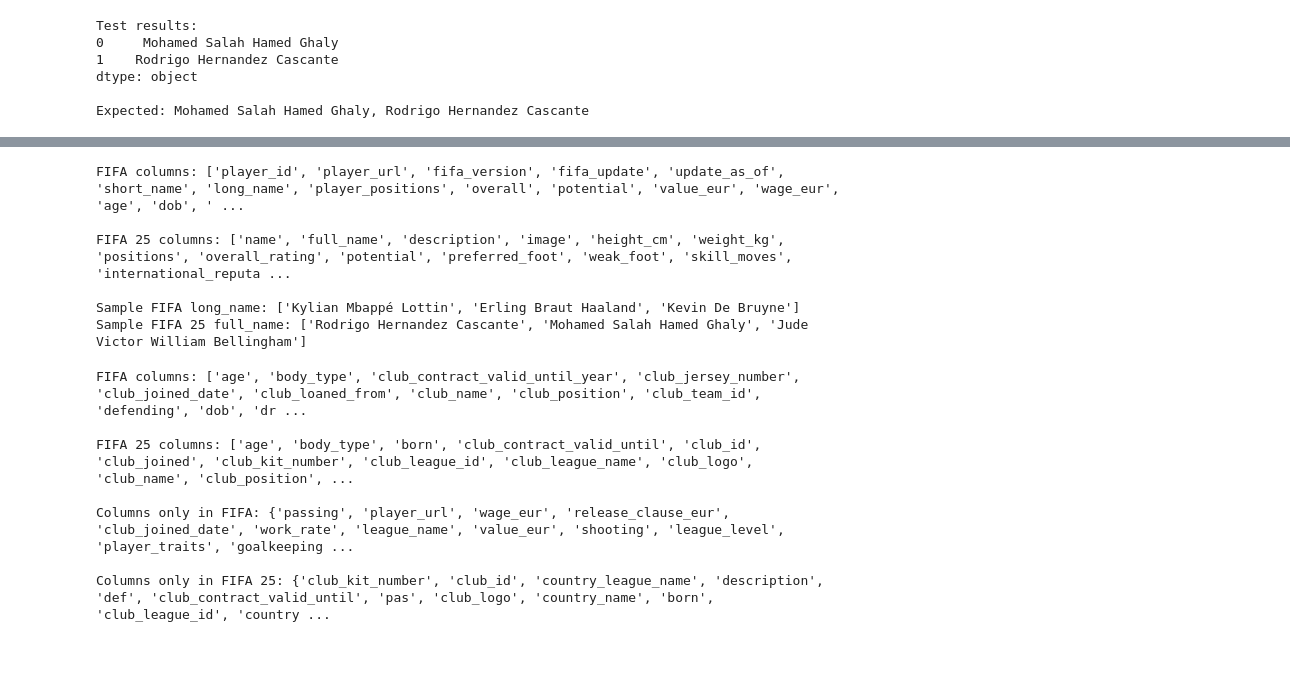
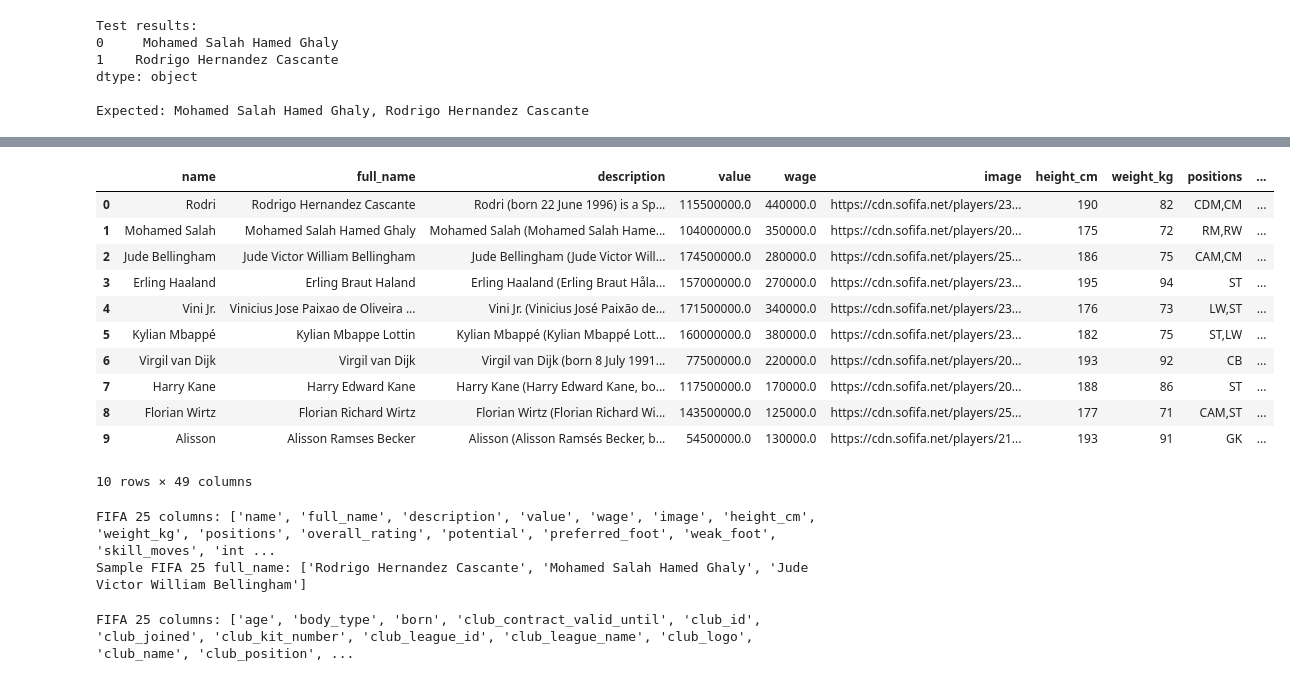
Before and after one commit to JackyJoh/fut, a Jupyter notebook: notebooks/mergeFIFA.ipynb, the cells around one changed output, grey strips where cells are left out. Saved outputs shown, nothing was run; the diff lists cells and outputs as text; code cells hidden in the pictures; blank space fills up the shorter version.

Commit message:
fully cleaned and combined fifa data

```diff
--- a/notebooks/mergeFIFA.ipynb
+++ b/notebooks/mergeFIFA.ipynb
@@ -107,17 +143,47 @@ df_25 = df_25.merge(df_25_2_subset, on='name', how='left')
+# %%
+# Convert value from €115.5M to numeric 115500000
+df_25['value'] = df_25['value'].astype(str)
+def convert_value_to_numeric(value_str):
+    if pd.isna(value_str) or value_str == 'nan':
+        return None
+    value_str = value_str.strip()
+    # Match €115.5M or €115M or €1.5K format
+    match = re.match(r'€([\d\.]+)([MK])', value_str)
+    if match:
+        number = float(match.group(1))
+        suffix = match.group(2)
+        if suffix == 'M':
+            return int(number * 1_000_000)
+        elif suffix == 'K':
+            return int(number * 1_000)
+    return None
+df_25['value'] = df_25['value'].apply(convert_value_to_numeric)
+df_25['wage'] = df_25['wage'].astype(str)
+df_25['wage'] = df_25['wage'].apply(convert_value_to_numeric)
+df_25.head(10)
+# %% [output]
+|  | name | full_name | description | value | wage | image | height_cm | weight_kg | positions | ... |
+| 0 | Rodri | Rodrigo Hernandez Cascante | Rodri (born 22 June 1996) is a Sp... | 115500000.0 | 440000.0 | https://cdn.sofifa.net/players/23... | 190 | 82 | CDM,CM | ... |
+| 1 | Mohamed Salah | Mohamed Salah Hamed Ghaly | Mohamed Salah (Mohamed Salah Hame... | 104000000.0 | 350000.0 | https://cdn.sofifa.net/players/20... | 175 | 72 | RM,RW | ... |
+| 2 | Jude Bellingham | Jude Victor William Bellingham | Jude Bellingham (Jude Victor Will... | 174500000.0 | 280000.0 | https://cdn.sofifa.net/players/25... | 186 | 75 | CAM,CM | ... |
+| 3 | Erling Haaland | Erling Braut Haland | Erling Haaland (Erling Braut Håla... | 157000000.0 | 270000.0 | https://cdn.sofifa.net/players/23... | 195 | 94 | ST | ... |
+| 4 | Vini Jr. | Vinicius Jose Paixao de Oliveira ... | Vini Jr. (Vinicius José Paixão de... | 171500000.0 | 340000.0 | https://cdn.sofifa.net/players/23... | 176 | 73 | LW,ST | ... |
+| 5 | Kylian Mbappé | Kylian Mbappe Lottin | Kylian Mbappé (Kylian Mbappé Lott... | 160000000.0 | 380000.0 | https://cdn.sofifa.net/players/23... | 182 | 75 | ST,LW | ... |
+| 6 | Virgil van Dijk | Virgil van Dijk | Virgil van Dijk (born 8 July 1991... | 77500000.0 | 220000.0 | https://cdn.sofifa.net/players/20... | 193 | 92 | CB | ... |
+| 7 | Harry Kane | Harry Edward Kane | Harry Kane (Harry Edward Kane, bo... | 117500000.0 | 170000.0 | https://cdn.sofifa.net/players/20... | 188 | 86 | ST | ... |
+| 8 | Florian Wirtz | Florian Richard Wirtz | Florian Wirtz (Florian Richard Wi... | 143500000.0 | 125000.0 | https://cdn.sofifa.net/players/25... | 177 | 71 | CAM,ST | ... |
+| 9 | Alisson | Alisson Ramses Becker | Alisson (Alisson Ramsés Becker, b... | 54500000.0 | 130000.0 | https://cdn.sofifa.net/players/21... | 193 | 91 | GK | ... |
+10 rows × 49 columns
 # %%
 # Check column names to see what we're working with
-print("FIFA columns:", df_fifa.columns.tolist())
+# print("FIFA columns:", df_fifa.columns.tolist())
 print("\nFIFA 25 columns:", df_25.columns.tolist())
 
 # Check a few rows to confirm full_name matches long_name
-print("\nSample FIFA long_name:", df_fifa['long_name'].head(3).tolist())
+# print("\nSample FIFA long_name:", df_fifa['long_name'].head(3).tolist())
 print("Sample FIFA 25 full_name:", df_25['full_name'].head(3).tolist())
 # %% [output]
-FIFA columns: ['player_id', 'player_url', 'fifa_version', 'fifa_update', 'update_as_of', 'short_name', 'long_name', 'player_positions', 'overall', 'potential', 'value_eur', 'wage_eur', 'age', 'dob', ' ...
-
-FIFA 25 columns: ['name', 'full_name', 'description', 'image', 'height_cm', 'weight_kg', 'positions', 'overall_rating', 'potential', 'preferred_foot', 'weak_foot', 'skill_moves', 'international_reputa ...
-
-Sample FIFA long_name: ['Kylian Mbappé Lottin', 'Erling Braut Haaland', 'Kevin De Bruyne']
+FIFA 25 columns: ['name', 'full_name', 'description', 'value', 'wage', 'image', 'height_cm', 'weight_kg', 'positions', 'overall_rating', 'potential', 'preferred_foot', 'weak_foot', 'skill_moves', 'int ...
 Sample FIFA 25 full_name: ['Rodrigo Hernandez Cascante', 'Mohamed Salah Hamed Ghaly', 'Jude Victor William Bellingham']
 # %%
 # Standardize FIFA 25 columns to match FIFA schema
@@ -130,25 +196,10 @@ df_25 = df_25.rename(columns={
 df_25['fifa_version'] = '25'
 
 # Check that columns align
-print("FIFA columns:", sorted(df_fifa.columns.tolist()))
+#print("FIFA columns:", sorted(df_fifa.columns.tolist()))
 print("\nFIFA 25 columns:", sorted(df_25.columns.tolist()))
-
-# Find columns that exist in one but not the other
-fifa_only = set(df_fifa.columns) - set(df_25.columns)
-fifa25_only = set(df_25.columns) - set(df_fifa.columns)
-
-if fifa_only:
-    print(f"\nColumns only in FIFA: {fifa_only}")
-if fifa25_only:
-    print(f"\nColumns only in FIFA 25: {fifa25_only}")
 # %% [output]
-FIFA columns: ['age', 'body_type', 'club_contract_valid_until_year', 'club_jersey_number', 'club_joined_date', 'club_loaned_from', 'club_name', 'club_position', 'club_team_id', 'defending', 'dob', 'dr ...
-
 FIFA 25 columns: ['age', 'body_type', 'born', 'club_contract_valid_until', 'club_id', 'club_joined', 'club_kit_number', 'club_league_id', 'club_league_name', 'club_logo', 'club_name', 'club_position', ...
-
-Columns only in FIFA: {'passing', 'player_url', 'wage_eur', 'release_clause_eur', 'club_joined_date', 'work_rate', 'league_name', 'value_eur', 'shooting', 'league_level', 'player_traits', 'goalkeeping ...
-
-Columns only in FIFA 25: {'club_kit_number', 'club_id', 'country_league_name', 'description', 'def', 'club_contract_valid_until', 'pas', 'club_logo', 'country_name', 'born', 'club_league_id', 'country ...
 # %%
 df_fifa = pd.read_csv(f'{RAW_DATA_DIR}/fifa_data.csv', dtype = str)
 # Remove over-detailed columns from df_fifa
```
Also changed, not shown: parts of 14 cells of this notebook, 2 other files.
